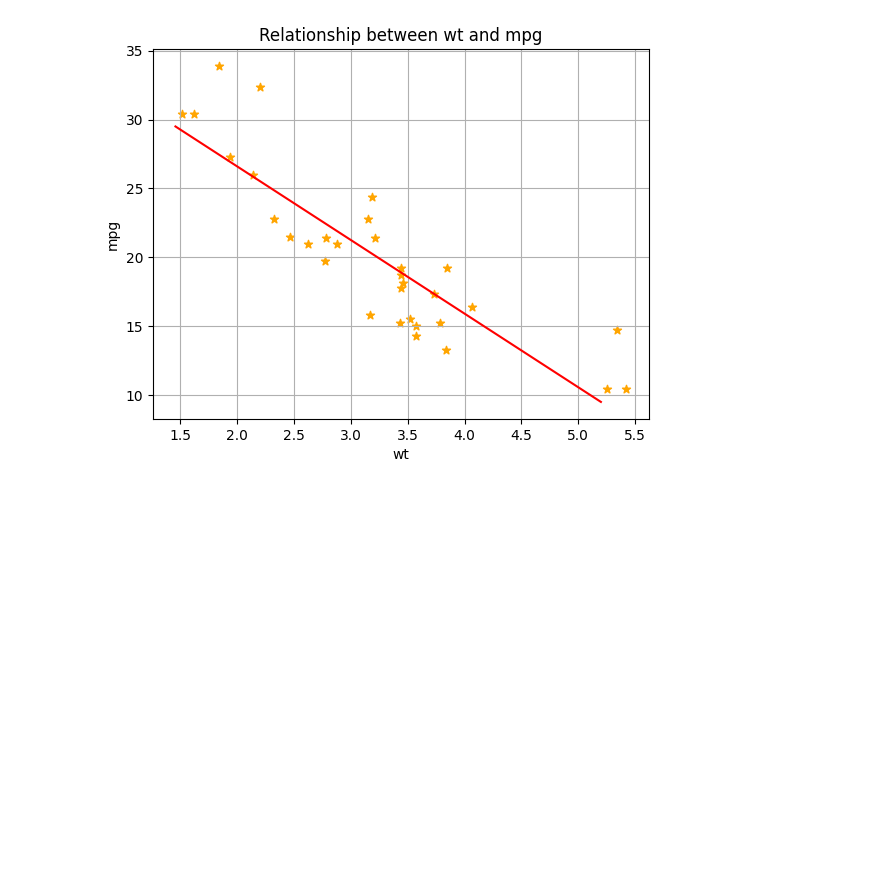
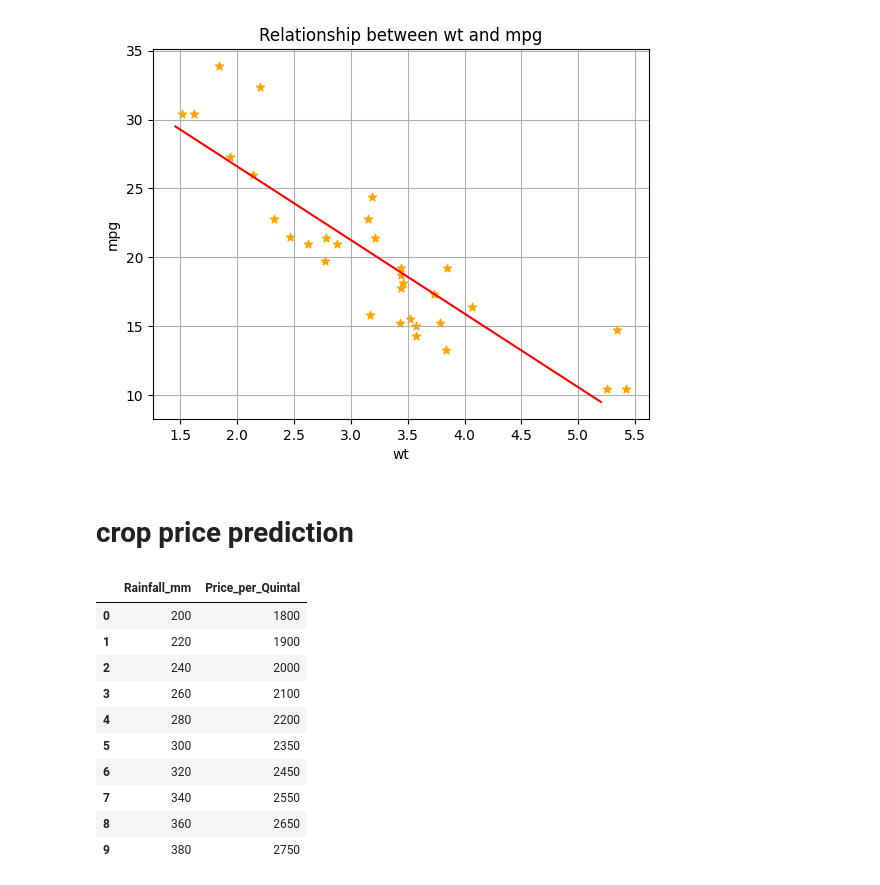
Before and after one commit to prasad2154/NewVision, a Jupyter notebook: Practice_Work/Linear_Regression_Practice.ipynb, the cells around one changed output. Cells and saved outputs as stored; diff of their text form; code cells hidden in the pictures; blank space fills up the shorter version.

```diff
--- a/Practice_Work/Linear_Regression_Practice.ipynb
+++ b/Practice_Work/Linear_Regression_Practice.ipynb
@@ -112,3 +112,5 @@ plt.plot(test_data,y_pred,color='red')
 plt.show()
 # %% [output]
 [figure]
+# %% [markdown]
+# **crop price prediction**
@@ -114,0 +121,15 @@ plt.show()
+# %%
+crop = pd.read_csv(path)
+crop[:10]
+# %% [output]
+|  | Rainfall_mm | Price_per_Quintal |
+| 0 | 200 | 1800 |
+| 1 | 220 | 1900 |
+| 2 | 240 | 2000 |
+| 3 | 260 | 2100 |
+| 4 | 280 | 2200 |
+| 5 | 300 | 2350 |
+| 6 | 320 | 2450 |
+| 7 | 340 | 2550 |
+| 8 | 360 | 2650 |
+| 9 | 380 | 2750 |
```
Also changed, not shown: parts of 18 cells of this notebook.
